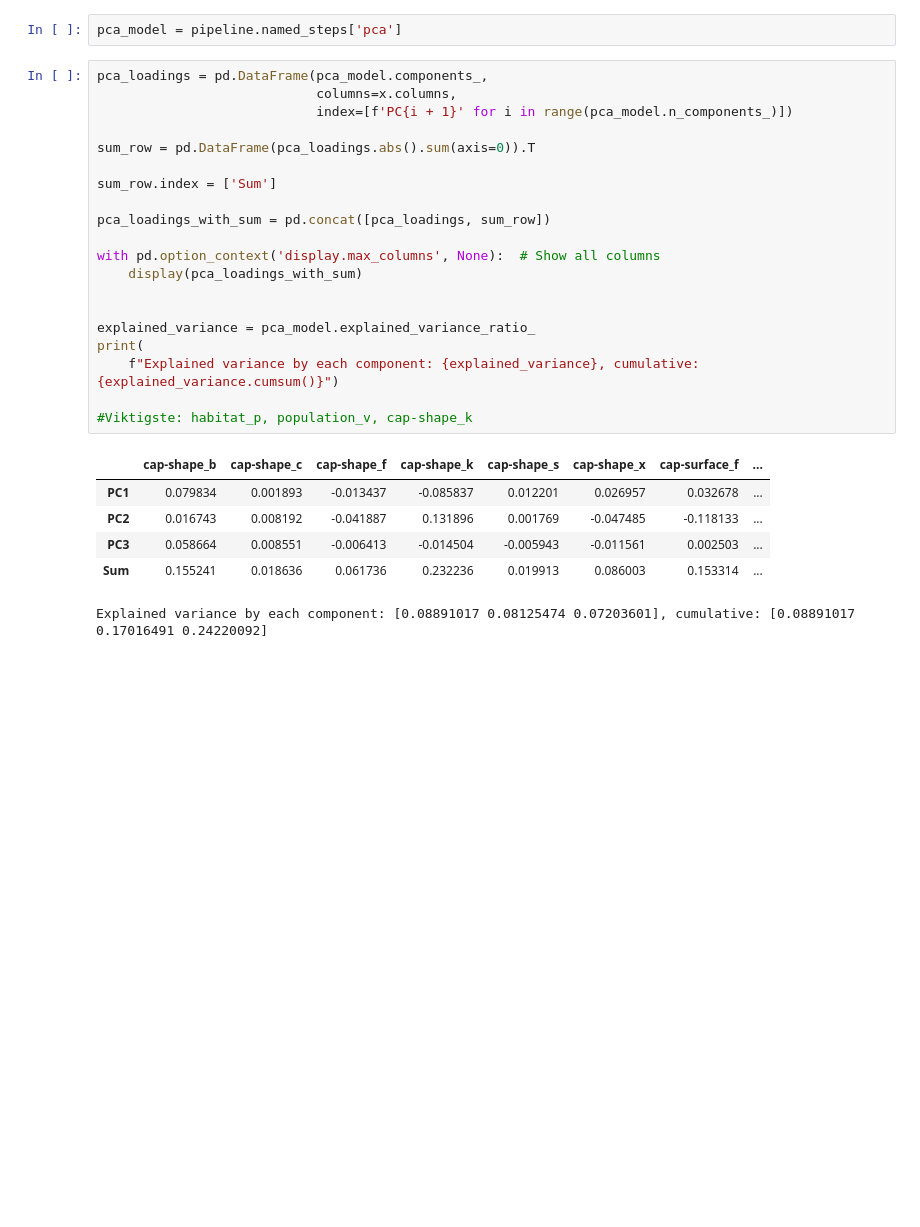
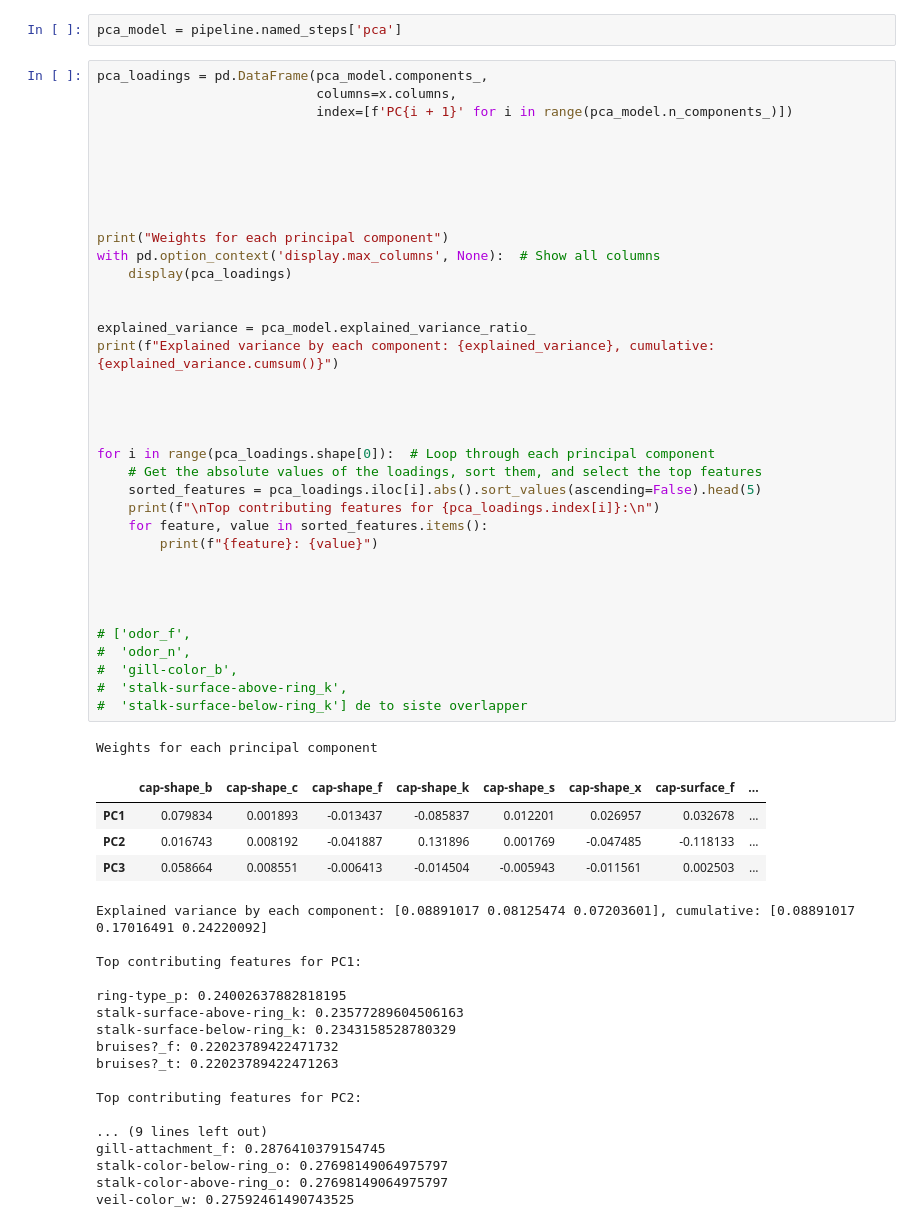
Before and after one commit to Skippyoftedal/IDATT2502, a Jupyter notebook: 6_dimension_reduction/a.ipynb, the cells around one changed output. Drawn from its saved outputs; the diff is of its cells as text; blank space fills up the shorter version.

```diff
--- a/6_dimension_reduction/a.ipynb
+++ b/6_dimension_reduction/a.ipynb
@@ -152,27 +159,59 @@ pca_model = pipeline.named_steps['pca']
 # %%
 pca_loadings = pd.DataFrame(pca_model.components_,
                             columns=x.columns,
                             index=[f'PC{i + 1}' for i in range(pca_model.n_components_)])
 
-sum_row = pd.DataFrame(pca_loadings.abs().sum(axis=0)).T
 
-sum_row.index = ['Sum']
 
-pca_loadings_with_sum = pd.concat([pca_loadings, sum_row])
 
+
+
+print("Weights for each principal component")
 with pd.option_context('display.max_columns', None):  # Show all columns
-    display(pca_loadings_with_sum)
+    display(pca_loadings)
 
 
 explained_variance = pca_model.explained_variance_ratio_
-print(
-    f"Explained variance by each component: {explained_variance}, cumulative: {explained_variance.cumsum()}")
+print(f"Explained variance by each component: {explained_variance}, cumulative: {explained_variance.cumsum()}")
 
-#Viktigste: habitat_p, population_v, cap-shape_k
+
+
+
+for i in range(pca_loadings.shape[0]):  # Loop through each principal component
+    # Get the absolute values of the loadings, sort them, and select the top features
+    sorted_features = pca_loadings.iloc[i].abs().sort_values(ascending=False).head(5)
+    print(f"\nTop contributing features for {pca_loadings.index[i]}:\n")
+    for feature, value in sorted_features.items():
+        print(f"{feature}: {value}")
+
+
+
+
+# ['odor_f',
+#  'odor_n',
+#  'gill-color_b',
+#  'stalk-surface-above-ring_k',
+#  'stalk-surface-below-ring_k'] de to siste overlapper
 # %% [output]
+Weights for each principal component
 |  | cap-shape_b | cap-shape_c | cap-shape_f | cap-shape_k | cap-shape_s | cap-shape_x | cap-surface_f | ... |
 | PC1 | 0.079834 | 0.001893 | -0.013437 | -0.085837 | 0.012201 | 0.026957 | 0.032678 | ... |
 | PC2 | 0.016743 | 0.008192 | -0.041887 | 0.131896 | 0.001769 | -0.047485 | -0.118133 | ... |
 | PC3 | 0.058664 | 0.008551 | -0.006413 | -0.014504 | -0.005943 | -0.011561 | 0.002503 | ... |
-| Sum | 0.155241 | 0.018636 | 0.061736 | 0.232236 | 0.019913 | 0.086003 | 0.153314 | ... |
-Explained variance by each component: [0.08891017 0.08125474 0.07203601], cumulative: [0.08891017 0.17016491 0.24220092]
+Explained variance by each component: [0.08891017 0.08125474 0.07203601], cumulative: [0.08891017 0.17016491 0.24220092]
+
+Top contributing features for PC1:
+
+ring-type_p: 0.24002637882818195
+stalk-surface-above-ring_k: 0.23577289604506163
+stalk-surface-below-ring_k: 0.2343158528780329
+bruises?_f: 0.22023789422471732
+bruises?_t: 0.22023789422471263
+
+Top contributing features for PC2:
+
+... (9 lines left out)
+gill-attachment_f: 0.2876410379154745
+stalk-color-below-ring_o: 0.27698149064975797
+stalk-color-above-ring_o: 0.27698149064975797
+veil-color_w: 0.27592461490743525
```
Also changed, not shown: parts of 1 cell of this notebook, 5 other files.
